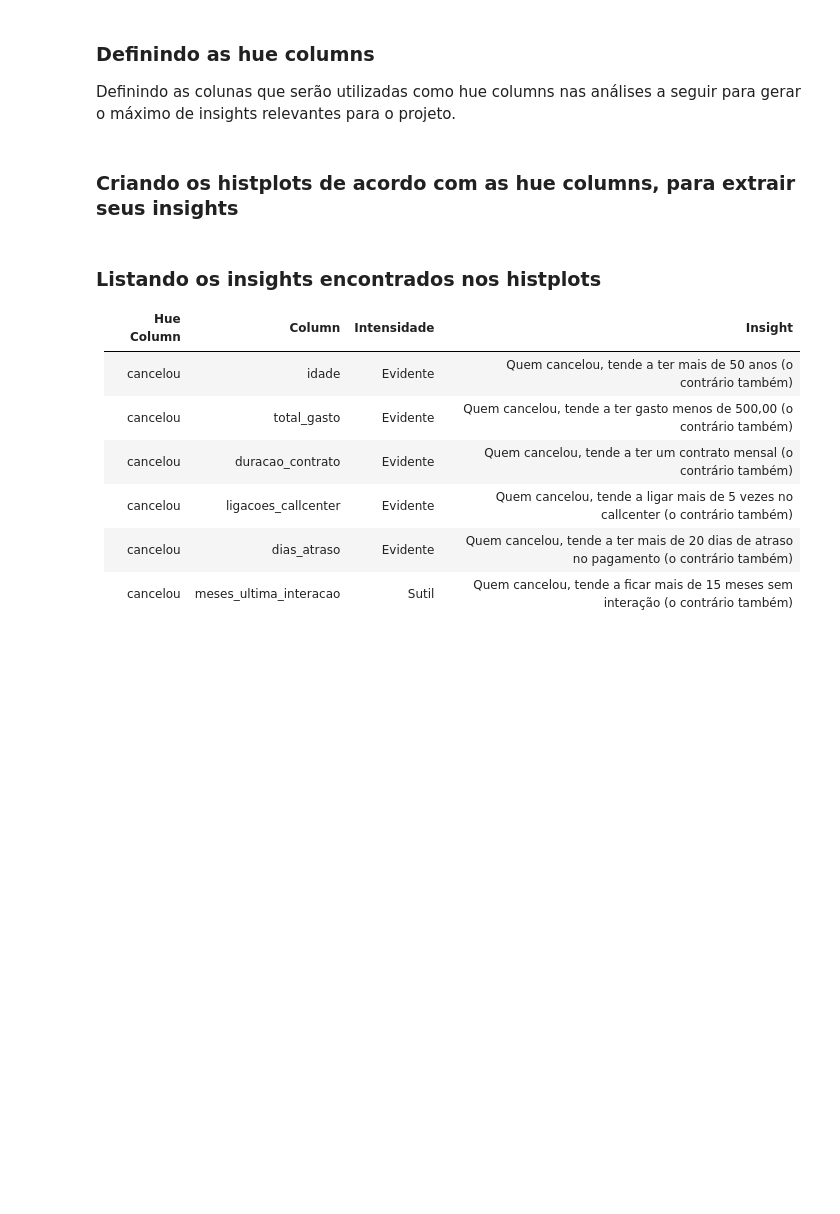
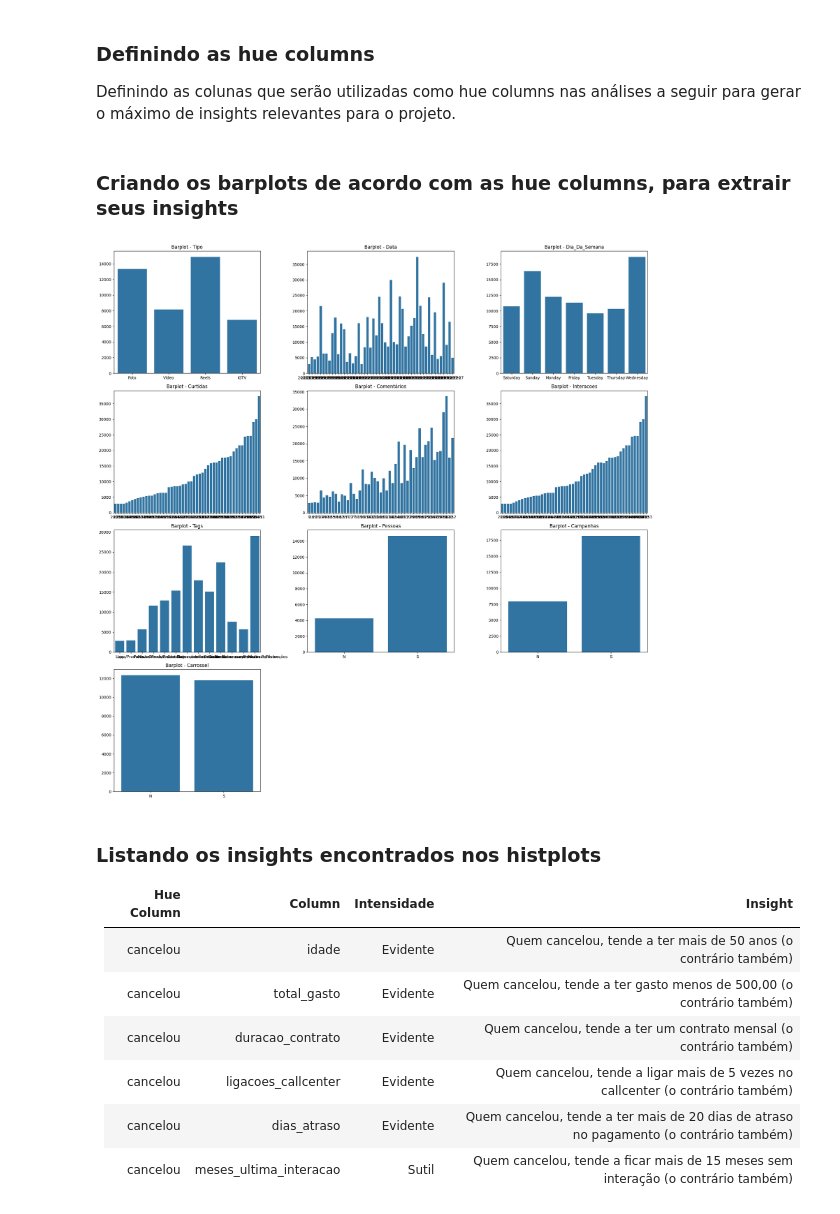
Before and after one commit to matheusresende7/ds_projeto_final_2_eda_rede_social, a Jupyter notebook: notebooks/05_exploratory_data_analysis.ipynb, the cells around one changed output. Drawn from its saved outputs; the diff is of its cells as text; code cells hidden in the pictures; blank space fills up the shorter version.

```diff
--- a/notebooks/05_exploratory_data_analysis.ipynb
+++ b/notebooks/05_exploratory_data_analysis.ipynb
@@ -95,12 +89,16 @@ dtype: int64
 Definindo as colunas que serão utilizadas como hue columns nas análises a seguir para gerar o máximo de insights relevantes para o projeto.
 # %%
 hue_columns = [ # Definindo as hue columns
-    'cancelou',
+    'Curtidas',
+    'Comentários',
+    'Interacoes',
 ]
 # %% [markdown]
-### Criando os histplots de acordo com as hue columns, para extrair seus insights
+### Criando os barplots de acordo com as hue columns, para extrair seus insights
 # %%
-fn_charts.histplots(df, df.columns, hue_columns[0], kde=True) # Criando o histplot com base na lista de hue columns
+fn_charts.barplots(df, df.columns, hue_columns[0]) # Criando o barplot com base na lista de hue columns
+# %% [output]
+[figure, added]
 # %% [markdown]
 ### Listando os insights encontrados nos histplots
 
```
Also changed, not shown: parts of 1 cell of this notebook, 1 other file.
